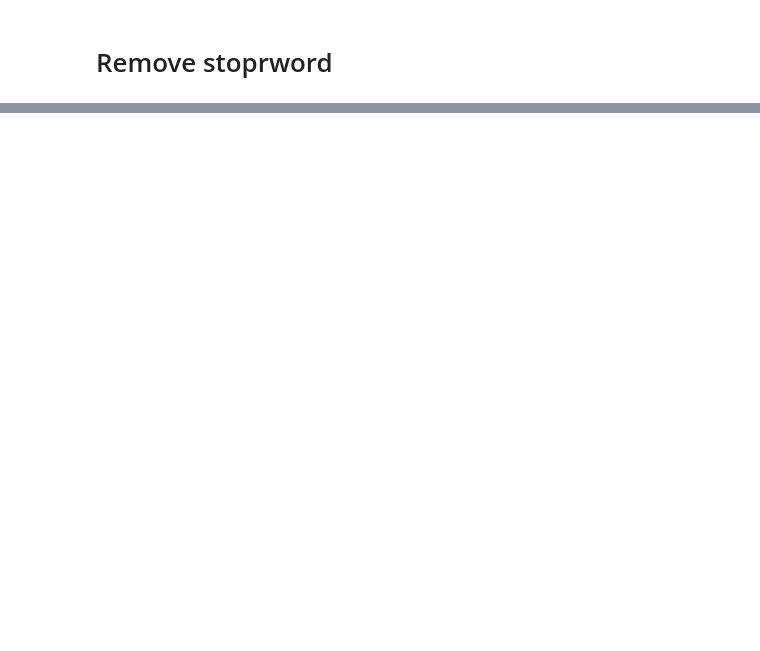
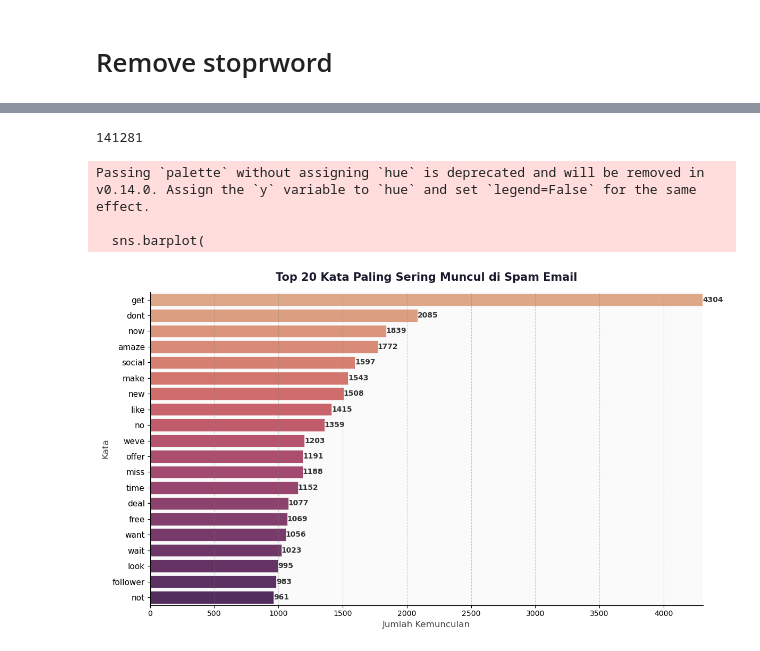
Before and after one commit to SalomoHS/Berlian-Hacktiv8, a Jupyter notebook: Sesi-22/MiniProject.ipynb, the cells around one changed output, grey strips where cells are left out. Drawn from its saved outputs; the diff is of its cells as text; code cells hidden in the pictures; blank space fills up the shorter version.

```diff
--- a/Sesi-22/MiniProject.ipynb
+++ b/Sesi-22/MiniProject.ipynb
@@ -140,7 +140,7 @@ print(df['text'].apply(len).min())
 41544
 2
 # %%
-df['text_lenght'] = df['text'].apply(len)
+df['text_length'] = df['text'].apply(len)
 # %%
 df[df['text_lenght'] == 41544]
 # %% [output]
@@ -189,0 +238,16 @@ df[['text_normalized','text']]
+# %%
+def normalize_elongation(text, max_repeat=2):
+    """
+    Normalisasi karakter yang diulang berlebihan.
+
+    Contoh:
+        fireeee   → fire
+        gratiisss → gratiss  (max_repeat=2, biar tetap bisa bedain 'free' vs 'freee')
+        wooow     → woow
+        hahaha    → hahaha (tidak terpengaruh, beda pola)
+    """
+    # Ganti karakter yang muncul > max_repeat kali berturut-turut
+    pattern = rf'(.)\1{{{max_repeat},}}'
+    return re.sub(pattern, r'\1' * max_repeat, text)
+
+df['mask_text'] = df['mask_text'].apply(normalize_elongation)
@@ -325,0 +451,53 @@ df.iloc[:100, :]
+# %%
+df = df[df['text_remove_sw'] != '']
+# %%
+len(all_words)
+# %% [output]
+141281
+# %%
+import seaborn as sns
+all_words = ' '.join(df[df['label'] == 1]['text_remove_sw']).split()
+
+# ── Top 20 kata ───────────────────────────────────────────────────────────────
+counter = Counter(all_words)
+top20 = pd.DataFrame(counter.most_common(20), columns=["word", "count"])
+
+# ── Plot ──────────────────────────────────────────────────────────────────────
+fig, ax = plt.subplots(figsize=(12, 7))
+
+palette = sns.color_palette("flare", n_colors=20)
+
+sns.barplot(
+    data=top20,
+    x="count",
+    y="word",
+    palette=palette,
+    orient="h",
+    ax=ax,
+    edgecolor="white",
+    linewidth=0.5,
+)
+
+# Anotasi nilai di ujung bar
+for i, (val, word) in enumerate(zip(top20["count"], top20["word"])):
+    ax.text(val + 0.2, i, str(val), va="center", fontsize=10, color="#333333", fontweight="bold")
+
+# Styling
+ax.set_title("Top 20 Kata Paling Sering Muncul di Spam Email",
+             fontsize=15, fontweight="bold", pad=15, color="#1a1a2e")
+ax.set_xlabel("Jumlah Kemunculan", fontsize=12, color="#444")
+ax.set_ylabel("Kata", fontsize=12, color="#444")
+ax.tick_params(axis="y", labelsize=11)
+ax.tick_params(axis="x", labelsize=10)
+ax.set_xlim(0, top20["count"].max() + 3)
+ax.spines[["top", "right"]].set_visible(False)
+ax.grid(axis="x", linestyle="--", alpha=0.4, color="gray")
+ax.set_facecolor("#fafafa")
+fig.patch.set_facecolor("#ffffff")
+
+plt.tight_layout()
+# %% [output]
+Passing `palette` without assigning `hue` is deprecated and will be removed in v0.14.0. Assign the `y` variable to `hue` and set `legend=False` for the same effect.
+
+  sns.barplot(
+[figure, added]
```
Also changed, not shown: parts of 37 cells of this notebook.
